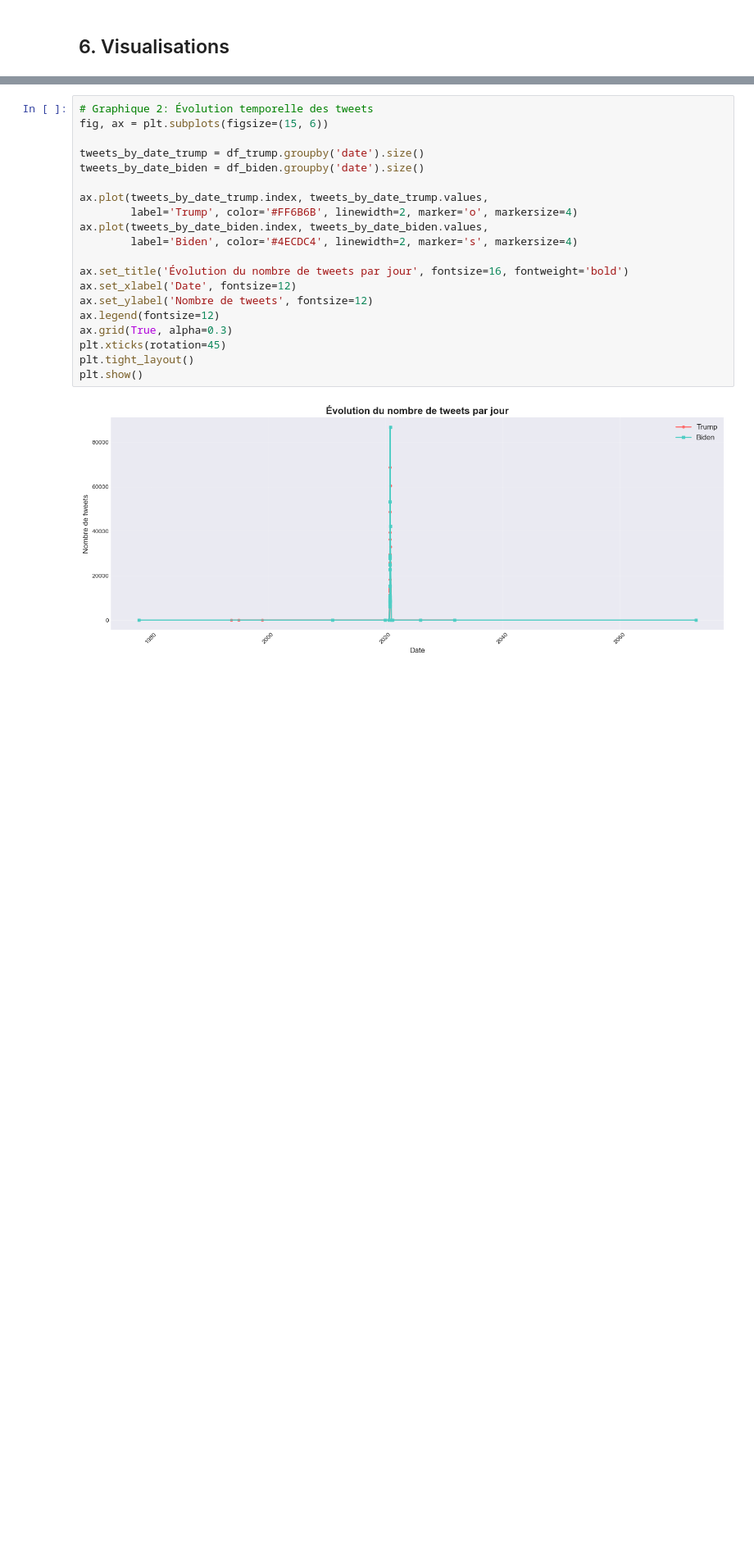
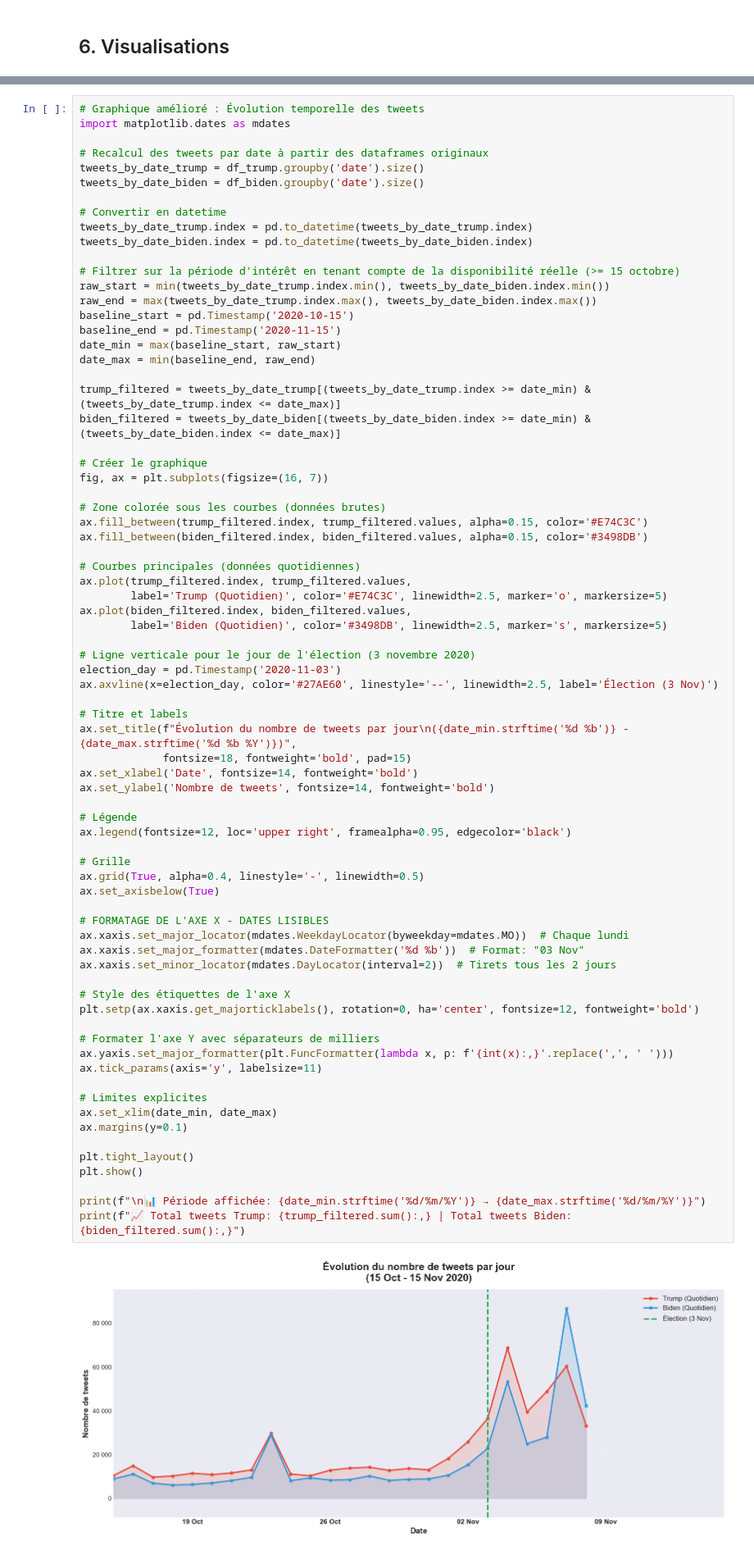
Before and after one commit to Joadm973/Maths-, a Jupyter notebook: analyse_twitter.ipynb, the cells around one changed output, grey strips where cells are left out. Shown at 82% size. Cells and saved outputs as stored; diff of their text form; blank space fills up the shorter version.

```diff
--- a/analyse_twitter.ipynb
+++ b/analyse_twitter.ipynb
@@ -340,24 +340,78 @@ plt.show()
 # %% [output]
 [figure]
 # %%
-# Graphique 2: Évolution temporelle des tweets
-fig, ax = plt.subplots(figsize=(15, 6))
+# Graphique amélioré : Évolution temporelle des tweets
+import matplotlib.dates as mdates
 
+# Recalcul des tweets par date à partir des dataframes originaux
 tweets_by_date_trump = df_trump.groupby('date').size()
 tweets_by_date_biden = df_biden.groupby('date').size()
 
-ax.plot(tweets_by_date_trump.index, tweets_by_date_trump.values,
-        label='Trump', color='#FF6B6B', linewidth=2, marker='o', markersize=4)
-ax.plot(tweets_by_date_biden.index, tweets_by_date_biden.values,
-        label='Biden', color='#4ECDC4', linewidth=2, marker='s', markersize=4)
+# Convertir en datetime
+tweets_by_date_trump.index = pd.to_datetime(tweets_by_date_trump.index)
+tweets_by_date_biden.index = pd.to_datetime(tweets_by_date_biden.index)
 
-ax.set_title('Évolution du nombre de tweets par jour', fontsize=16, fontweight='bold')
-ax.set_xlabel('Date', fontsize=12)
-ax.set_ylabel('Nombre de tweets', fontsize=12)
-ax.legend(fontsize=12)
-ax.grid(True, alpha=0.3)
-plt.xticks(rotation=45)
+# Filtrer sur la période d'intérêt en tenant compte de la disponibilité réelle (>= 15 octobre)
+raw_start = min(tweets_by_date_trump.index.min(), tweets_by_date_biden.index.min())
+raw_end = max(tweets_by_date_trump.index.max(), tweets_by_date_biden.index.max())
+baseline_start = pd.Timestamp('2020-10-15')
+baseline_end = pd.Timestamp('2020-11-15')
+date_min = max(baseline_start, raw_start)
+date_max = min(baseline_end, raw_end)
+
+trump_filtered = tweets_by_date_trump[(tweets_by_date_trump.index >= date_min) & (tweets_by_date_trump.index <= date_max)]
+biden_filtered = tweets_by_date_biden[(tweets_by_date_biden.index >= date_min) & (tweets_by_date_biden.index <= date_max)]
+
+# Créer le graphique
+fig, ax = plt.subplots(figsize=(16, 7))
+
+# Zone colorée sous les courbes (données brutes)
+ax.fill_between(trump_filtered.index, trump_filtered.values, alpha=0.15, color='#E74C3C')
+ax.fill_between(biden_filtered.index, biden_filtered.values, alpha=0.15, color='#3498DB')
+
+# Courbes principales (données quotidiennes)
+ax.plot(trump_filtered.index, trump_filtered.values,
+        label='Trump (Quotidien)', color='#E74C3C', linewidth=2.5, marker='o', markersize=5)
+ax.plot(biden_filtered.index, biden_filtered.values,
+        label='Biden (Quotidien)', color='#3498DB', linewidth=2.5, marker='s', markersize=5)
+
+# Ligne verticale pour le jour de l'élection (3 novembre 2020)
+election_day = pd.Timestamp('2020-11-03')
+ax.axvline(x=election_day, color='#27AE60', linestyle='--', linewidth=2.5, label='Élection (3 Nov)')
+
+# Titre et labels
+ax.set_title(f"Évolution du nombre de tweets par jour\n({date_min.strftime('%d %b')} - {date_max.strftime('%d %b %Y')})",
+             fontsize=18, fontweight='bold', pad=15)
+ax.set_xlabel('Date', fontsize=14, fontweight='bold')
+ax.set_ylabel('Nombre de tweets', fontsize=14, fontweight='bold')
+
+# Légende
+ax.legend(fontsize=12, loc='upper right', framealpha=0.95, edgecolor='black')
+
+# Grille
+ax.grid(True, alpha=0.4, linestyle='-', linewidth=0.5)
+ax.set_axisbelow(True)
+
+# FORMATAGE DE L'AXE X - DATES LISIBLES
+ax.xaxis.set_major_locator(mdates.WeekdayLocator(byweekday=mdates.MO))  # Chaque lundi
+ax.xaxis.set_major_formatter(mdates.DateFormatter('%d %b'))  # Format: "03 Nov"
+ax.xaxis.set_minor_locator(mdates.DayLocator(interval=2))  # Tirets tous les 2 jours
+
+# Style des étiquettes de l'axe X
+plt.setp(ax.xaxis.get_majorticklabels(), rotation=0, ha='center', fontsize=12, fontweight='bold')
+
+# Formater l'axe Y avec séparateurs de milliers
+ax.yaxis.set_major_formatter(plt.FuncFormatter(lambda x, p: f'{int(x):,}'.replace(',', ' ')))
+ax.tick_params(axis='y', labelsize=11)
+
+# Limites explicites
+ax.set_xlim(date_min, date_max)
+ax.margins(y=0.1)
+
 plt.tight_layout()
 plt.show()
+
+print(f"\n📊 Période affichée: {date_min.strftime('%d/%m/%Y')} → {date_max.strftime('%d/%m/%Y')}")
+print(f"📈 Total tweets Trump: {trump_filtered.sum():,} | Total tweets Biden: {biden_filtered.sum():,}")
 # %% [output]
-[figure, old version]
+[figure, new version]
```
Also changed, not shown: parts of 25 cells of this notebook, 49 other files.
